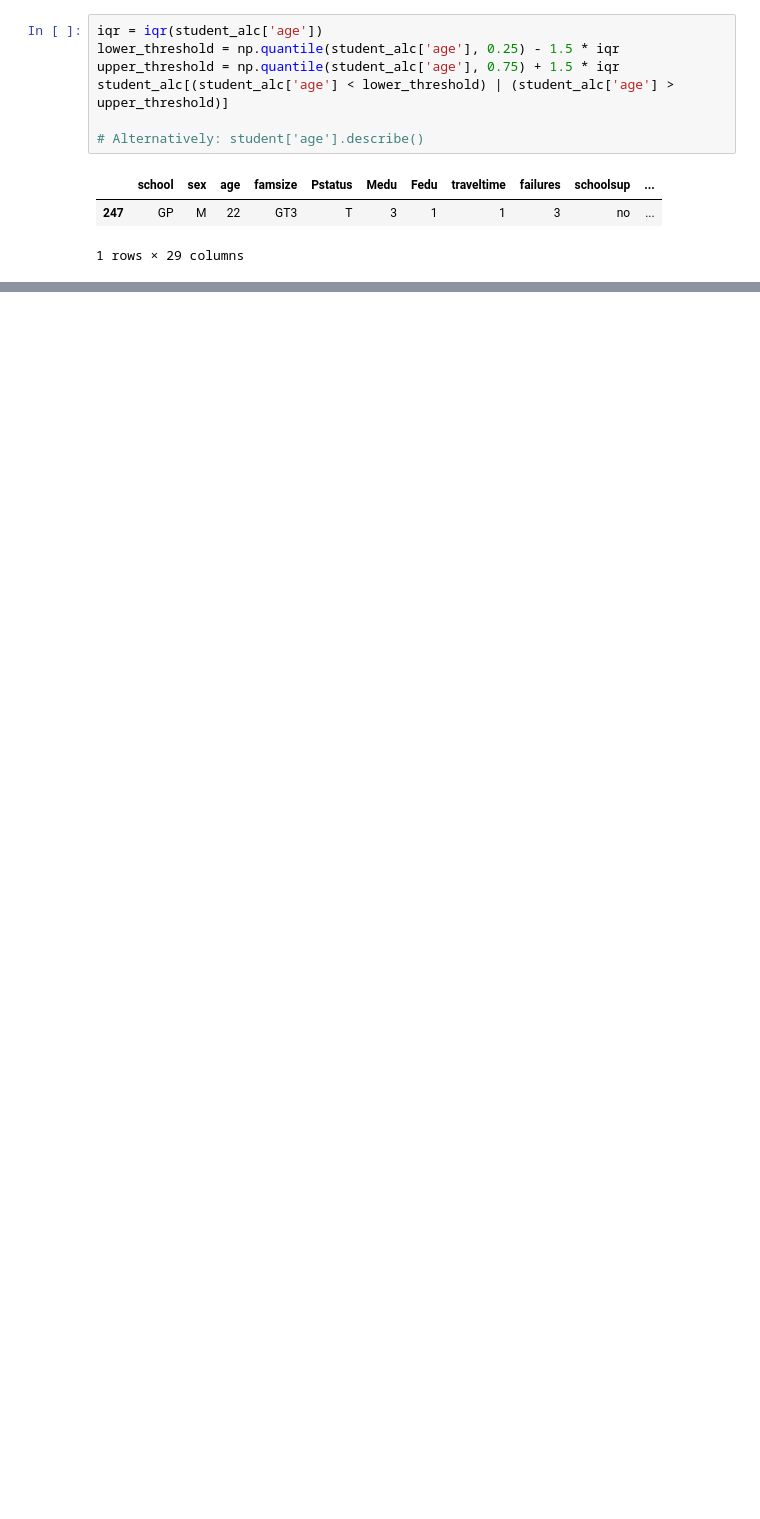
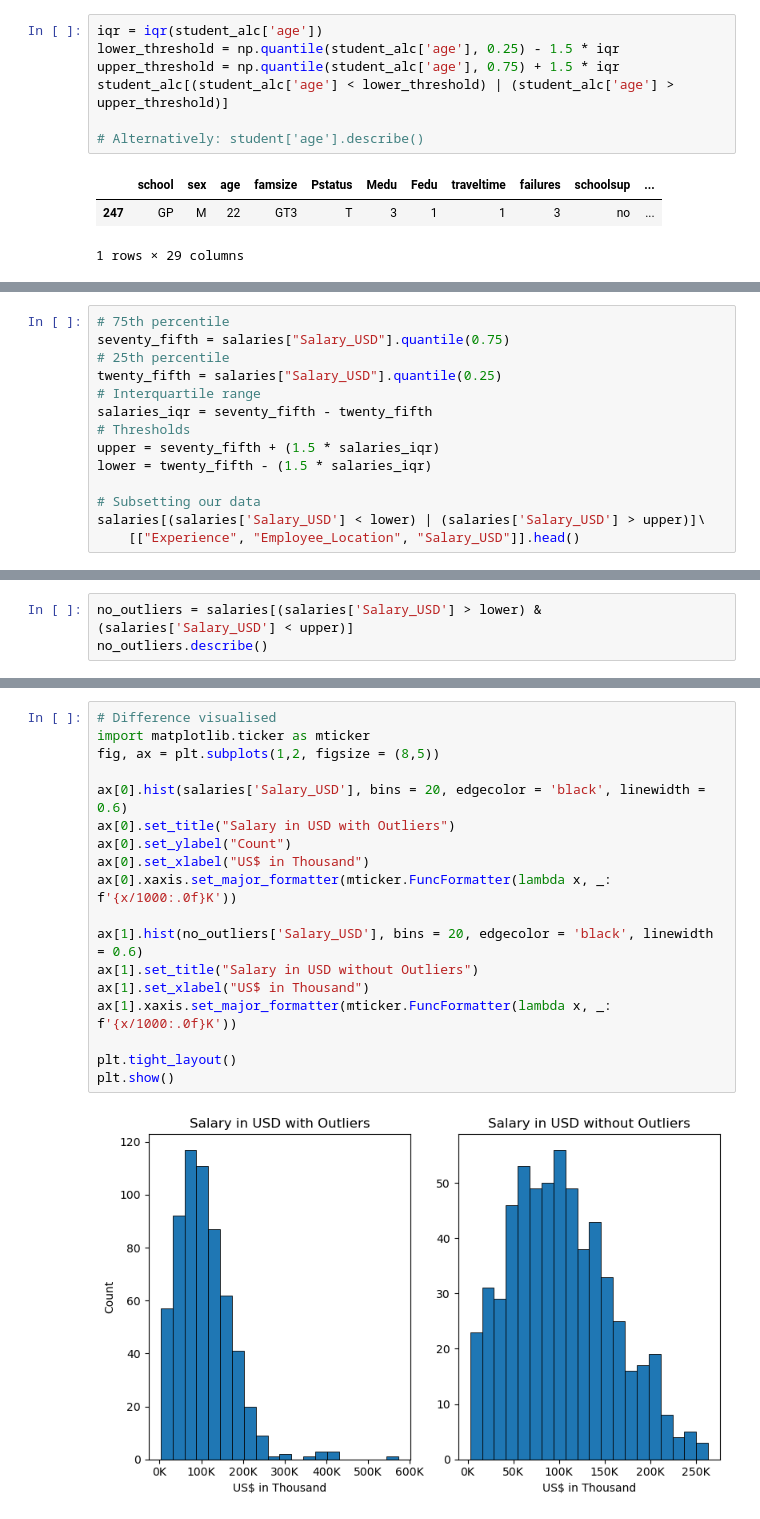
Before and after one commit to Timm26/Data_Science_Handbook, a Jupyter notebook: Preprocessing and EDA/EDA.ipynb, the cells around one changed output, grey strips where cells are left out. Saved outputs shown, nothing was run; the diff lists cells and outputs as text; blank space fills up the shorter version.

```diff
--- a/Preprocessing and EDA/EDA.ipynb
+++ b/Preprocessing and EDA/EDA.ipynb
@@ -128,0 +290,14 @@ student_alc[(student_alc['age'] < lower_threshold) | (student_alc['age'] > upper
+# %%
+# 75th percentile
+seventy_fifth = salaries["Salary_USD"].quantile(0.75)
+# 25th percentile
+twenty_fifth = salaries["Salary_USD"].quantile(0.25)
+# Interquartile range
+salaries_iqr = seventy_fifth - twenty_fifth
+# Thresholds
+upper = seventy_fifth + (1.5 * salaries_iqr)
+lower = twenty_fifth - (1.5 * salaries_iqr)
+
+# Subsetting our data
+salaries[(salaries['Salary_USD'] < lower) | (salaries['Salary_USD'] > upper)]\
+    [["Experience", "Employee_Location", "Salary_USD"]].head()
@@ -128,0 +320,3 @@ student_alc[(student_alc['age'] < lower_threshold) | (student_alc['age'] > upper
+# %%
+no_outliers = salaries[(salaries['Salary_USD'] > lower) & (salaries['Salary_USD'] < upper)]
+no_outliers.describe()
@@ -128,0 +333,20 @@ student_alc[(student_alc['age'] < lower_threshold) | (student_alc['age'] > upper
+# %%
+# Difference visualised
+import matplotlib.ticker as mticker
+fig, ax = plt.subplots(1,2, figsize = (8,5))
+
+ax[0].hist(salaries['Salary_USD'], bins = 20, edgecolor = 'black', linewidth = 0.6)
+ax[0].set_title("Salary in USD with Outliers")
+ax[0].set_ylabel("Count")
+ax[0].set_xlabel("US$ in Thousand")
+ax[0].xaxis.set_major_formatter(mticker.FuncFormatter(lambda x, _: f'{x/1000:.0f}K'))
+
+ax[1].hist(no_outliers['Salary_USD'], bins = 20, edgecolor = 'black', linewidth = 0.6)
+ax[1].set_title("Salary in USD without Outliers")
+ax[1].set_xlabel("US$ in Thousand")
+ax[1].xaxis.set_major_formatter(mticker.FuncFormatter(lambda x, _: f'{x/1000:.0f}K'))
+
+plt.tight_layout()
+plt.show()
+# %% [output]
+[figure, added]
```
Also changed, not shown: parts of 34 cells of this notebook, 1 other file.
